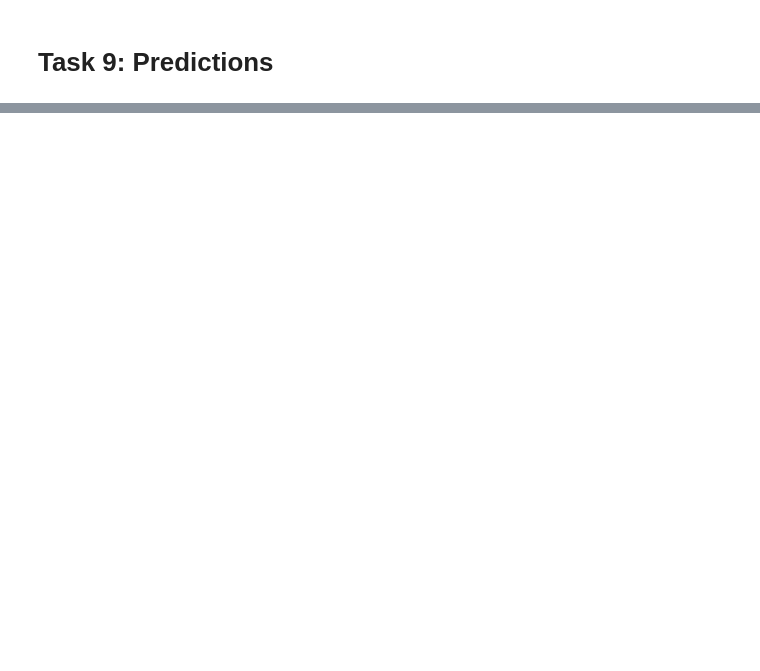
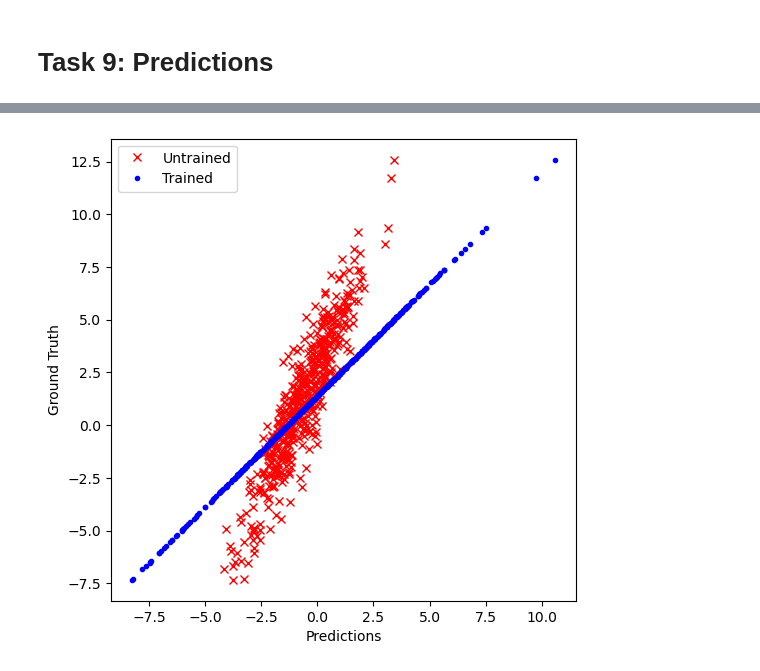
Before and after one commit to KyleHollands/Coursera_Project__Linear_Regression_with_Python, a Jupyter notebook: Linear Regression with Python.ipynb, the cells around one changed output, grey strips where cells are left out. Drawn from its saved outputs; the diff is of its cells as text; code cells hidden in the pictures; blank space fills up the shorter version.

```diff
--- a/Linear Regression with Python.ipynb
+++ b/Linear Regression with Python.ipynb
@@ -148,0 +246,13 @@ $
+# %%
+preds_untrained = model_untrained.forward_pass(x_test)
+preds_trained = model.forward_pass(x_test)
+# %%
+plt.figure(figsize=(6,6))
+plt.plot(preds_untrained, y_test, 'rx',label="Untrained")
+plt.plot(preds_trained, y_test, 'b.',label="Trained")
+plt.legend()
+plt.xlabel("Predictions")
+plt.ylabel("Ground Truth")
+plt.show()
+# %% [output]
+[figure, added]
```
Also changed, not shown: parts of 19 cells of this notebook, 2 other files.
